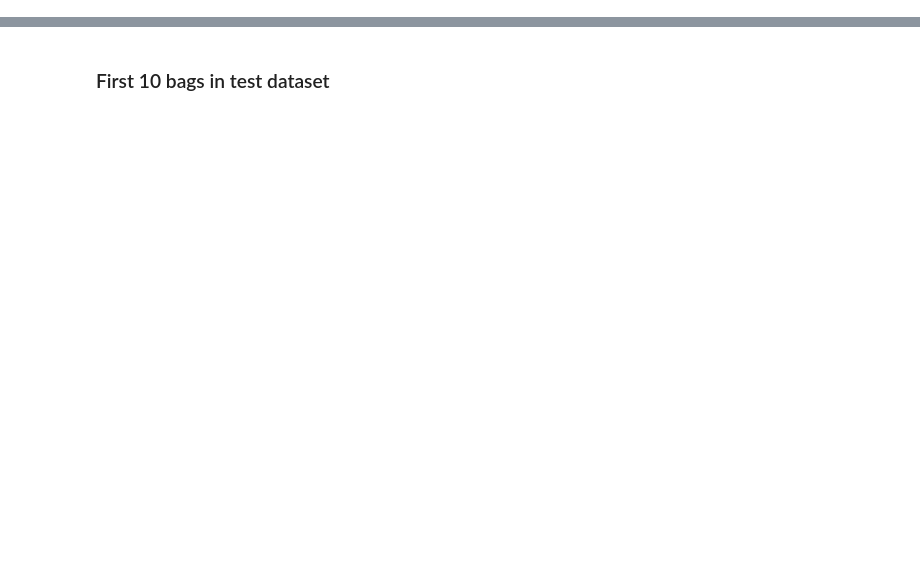
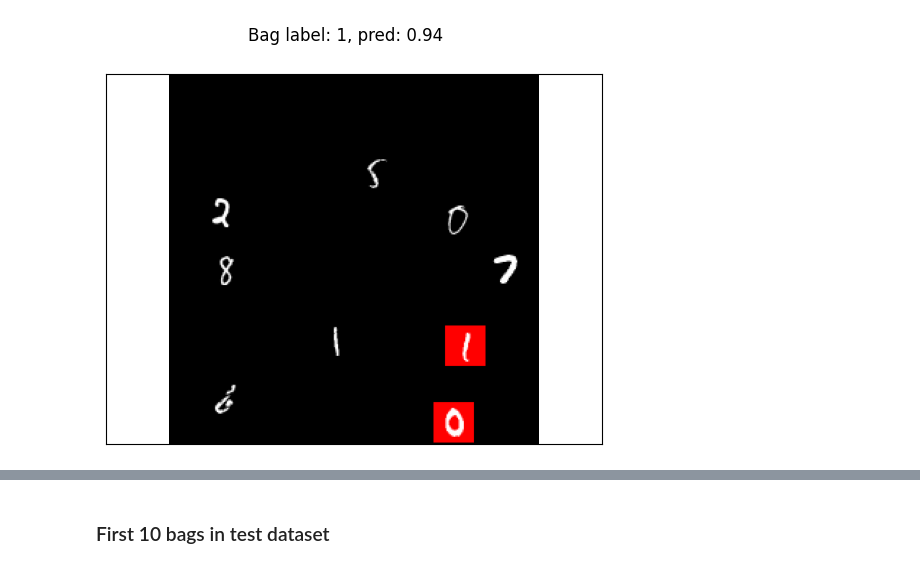
Before and after one commit to georg-wolflein/das-mil, a Jupyter notebook: mnist_visualisation.ipynb, the cells around one changed output, grey strips where cells are left out. Saved outputs shown, nothing was run; the diff lists cells and outputs as text; code cells hidden in the pictures; blank space fills up the shorter version.

```diff
--- a/mnist_visualisation.ipynb
+++ b/mnist_visualisation.ipynb
@@ -63,3 +65,10 @@ _ = plot_bag(bag, y_pred=y_pred, collage_size=test_ds.collage_size)
+# %%
+bag = test_ds[46]
+y_pred, _ = model(bag)
+img = plot_bag(bag, y_pred=y_pred, collage_size=test_ds.collage_size)
+Image.fromarray((img*255).astype(np.uint8)).save("mnist_pos.png")
+# %% [output]
+[figure, added]
 # %%
 def plot_dist_aware_attention(bag, model, attention_layer):
     y_pred, _ = model(bag)
```
Also changed, not shown: parts of 6 cells of this notebook, 3 other files.
